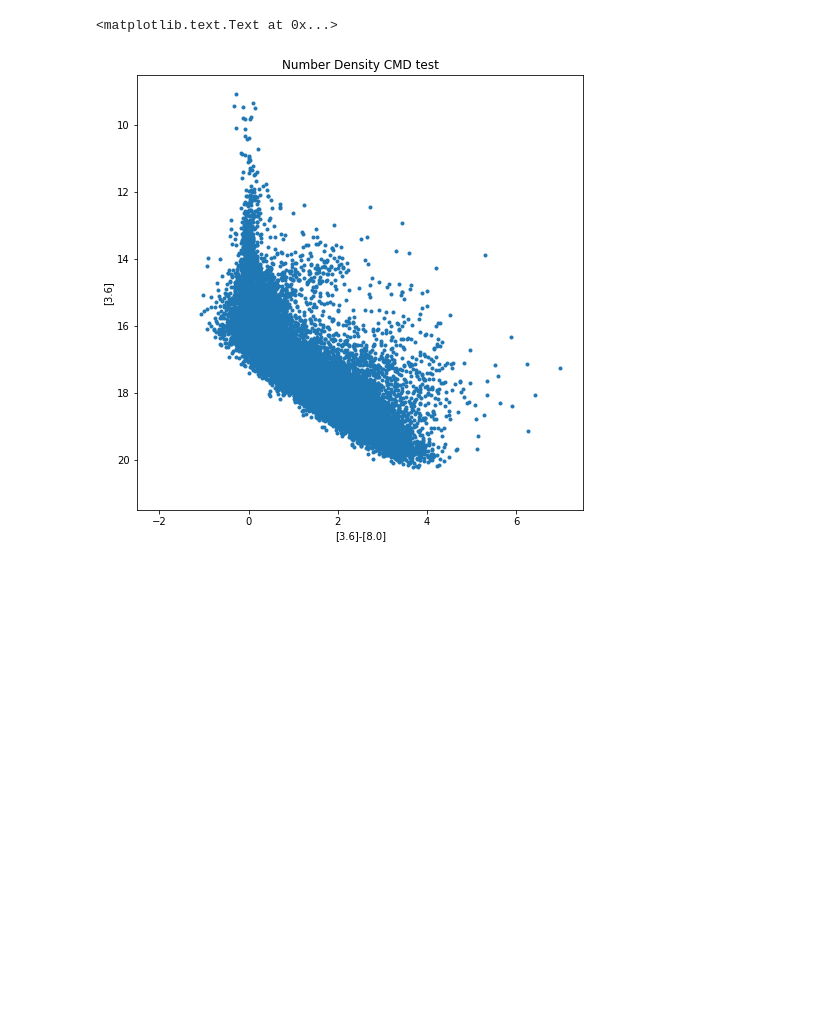
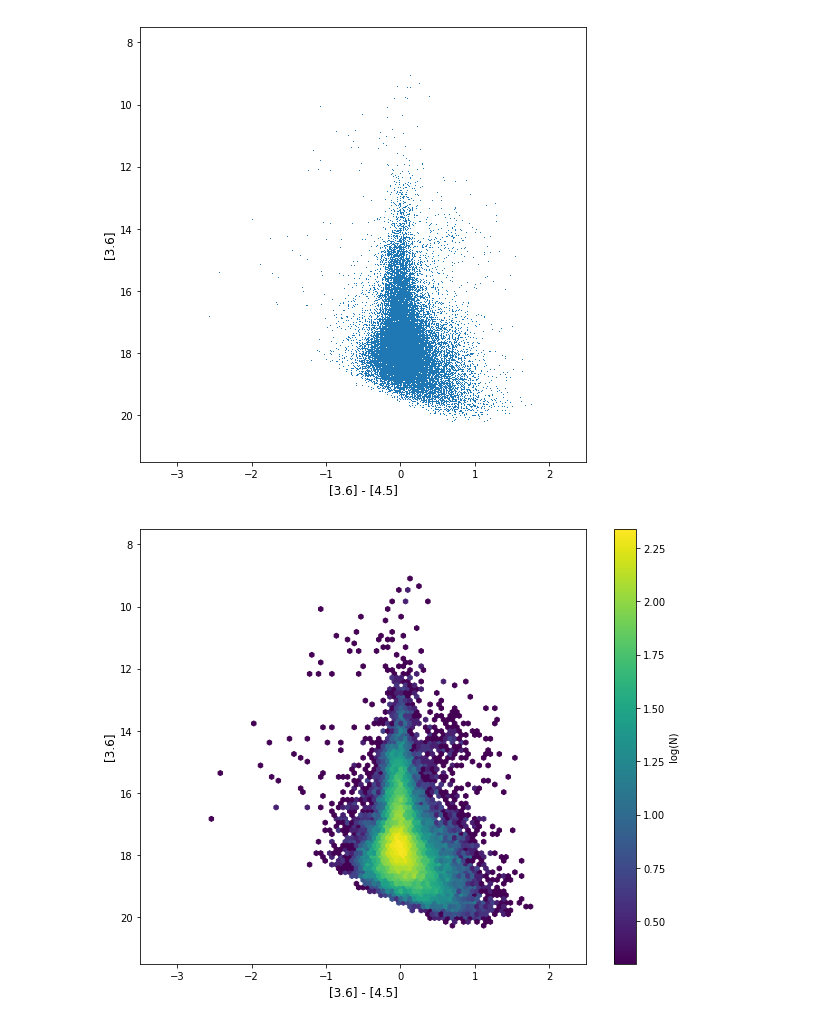
Before and after one commit to alechirschauer/SASP, a Jupyter notebook: CMD_10May2018.ipynb, the cells around one changed output. Drawn from its saved outputs; the diff is of its cells as text; code cells hidden in the pictures; blank space fills up the shorter version.

```diff
--- a/CMD_10May2018.ipynb
+++ b/CMD_10May2018.ipynb
@@ -12,11 +21,0 @@ filter_phot_data = phot_data
-# %%
-plt.figure(figsize=(8,8))
-plt.plot(filter_phot_data.threesixMINUSeightzero,filter_phot_data.k36mag,'.')
-plt.ylim(21.5,8.5)
-plt.xlim(-2.5,7.5)
-plt.ylabel('[3.6]')
-plt.xlabel('[3.6]-[8.0]')
-plt.title('Number Density CMD test')
-# %% [output]
-<matplotlib.text.Text at 0x...>
-[figure, removed]
@@ -22,0 +82,21 @@ plt.title('Number Density CMD test')
+# %%
+# [3.6] vs. [3.6]-[4.5]
+#
+plt.figure(figsize=(8,8))
+plt.plot(filter_phot_data.threesixMINUSfourfive,filter_phot_data.k36mag,',')
+plt.ylim(21.5, 7.5)
+plt.xlim(-3.5, 2.5)
+plt.ylabel('[3.6]', size=12)
+plt.xlabel('[3.6] - [4.5]', size=12)
+#
+fig, ax1 = plt.subplots(1, 1, figsize=(10, 8))
+plt.ylim(21.5, 7.5)
+plt.xlim(-3.5, 2.5)
+im1 = ax1.hexbin(filter_phot_data.threesixMINUSfourfive, filter_phot_data.k36mag, bins='log', cmap=plt.cm.viridis,
+               mincnt=1, extent=(-3.5, 2.5, 21.5, 7.5))
+ax1.set_xlabel('[3.6] - [4.5]', size=12)
+ax1.set_ylabel('[3.6]', size=12)
+cb = plt.colorbar(im1, label='log(N)')
+# %% [output]
+[figure, added]
+[figure, added]
```
Also changed, not shown: parts of 22 cells of this notebook.
